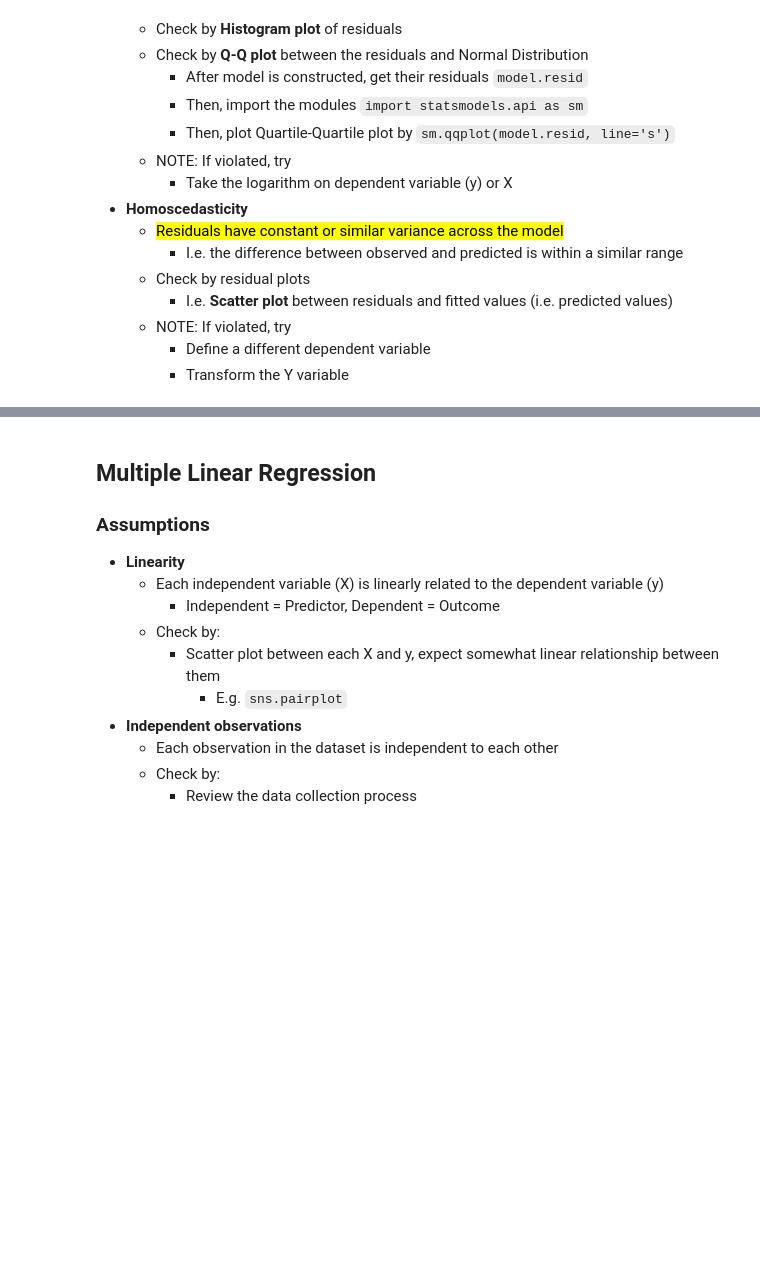
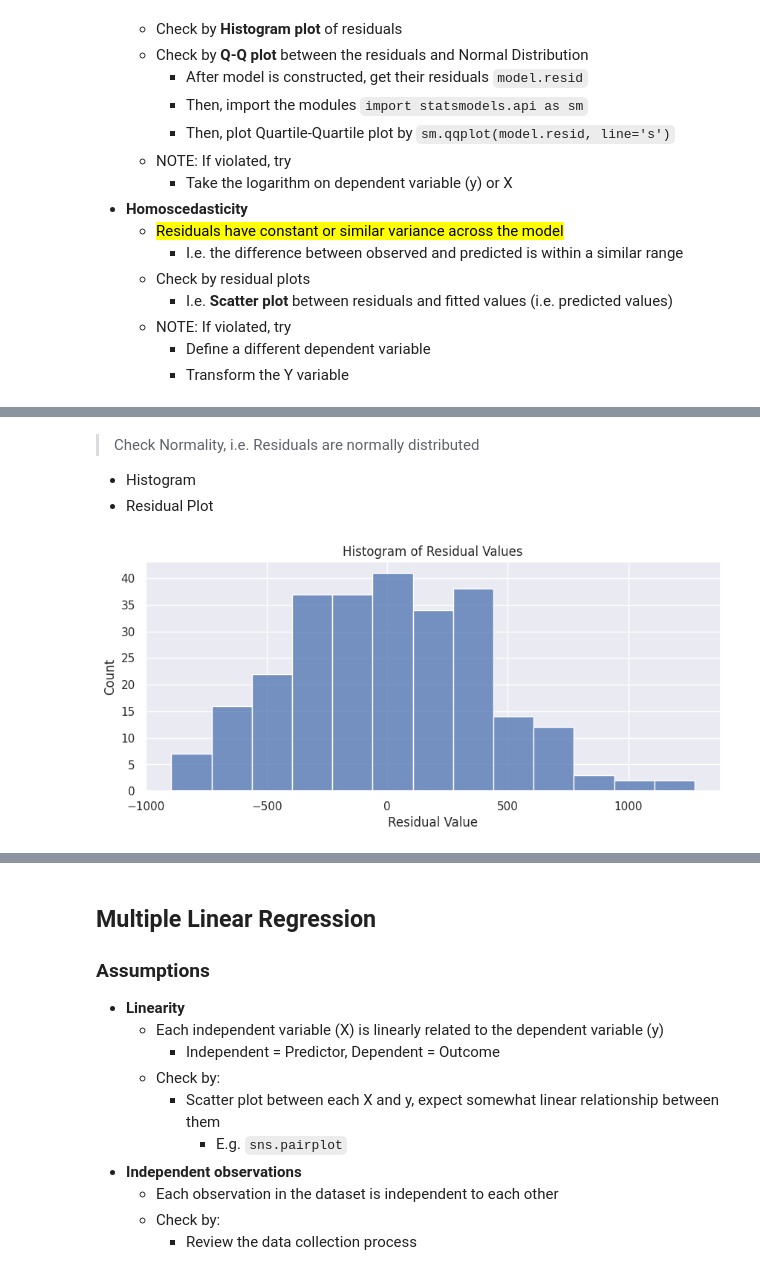
Before and after one commit to davilayang/learning-resources, a Jupyter notebook: coursera/advanced-data-analytics/stats-in-action/5-regression.ipynb, the cells around one changed output, grey strips where cells are left out. Saved outputs shown, nothing was run; the diff lists cells and outputs as text; code cells hidden in the pictures; blank space fills up the shorter version.

```diff
--- a/coursera/advanced-data-analytics/stats-in-action/5-regression.ipynb
+++ b/coursera/advanced-data-analytics/stats-in-action/5-regression.ipynb
@@ -41,0 +95,5 @@
+# %%
+formula = "body_mass_g ~ bill_length_mm"
+result = OLS.from_formula(formula, data=df).fit()
+
+print(result.summary())
@@ -41,0 +118,13 @@
+# %% [markdown]
+> Check Normality, i.e. Residuals are normally distributed
+
+- Histogram
+- Residual Plot
+# %%
+fig, ax = plt.subplots(figsize=(10, 4))
+sns.histplot(result.resid, ax=ax)
+ax.set_xlabel("Residual Value")
+ax.set_title("Histogram of Residual Values")
+fig.show()
+# %% [output]
+[figure, added]
```
Also changed, not shown: parts of 14 cells of this notebook, 1 other file.
